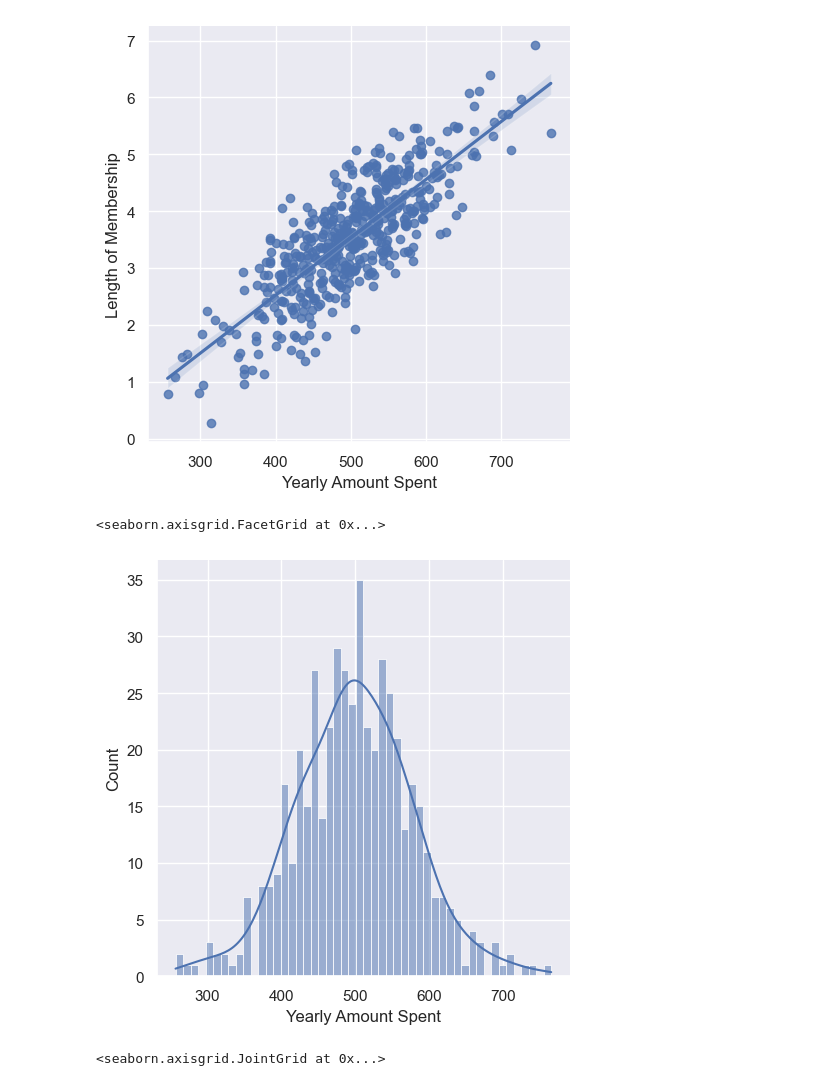
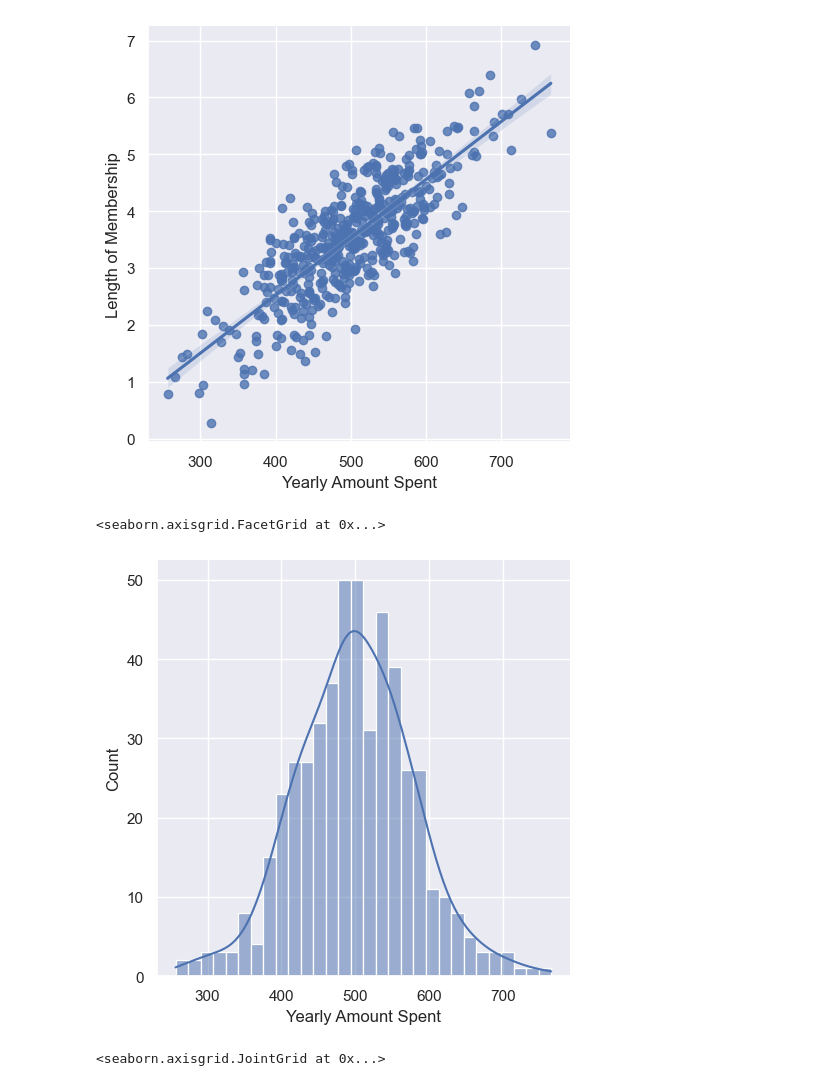
Before and after one commit to ahmedyar7/Machine-Learning-Projects, a Jupyter notebook: Ecommerce-Company/main.ipynb, the cells around one changed output. Cells and saved outputs as stored; diff of their text form; code cells hidden in the pictures.

```diff
--- a/Ecommerce-Company/main.ipynb
+++ b/Ecommerce-Company/main.ipynb
@@ -72,13 +72,13 @@ sns.lmplot(
 # %%
 sns.displot(
     data=data_df,
     x="Yearly Amount Spent",
     kde=True,
-    bins=50,
+    bins=30,
 )
 # %% [output]
 <seaborn.axisgrid.FacetGrid at 0x...>
-[figure, old version]
+[figure, new version]
 # %%
 sns.jointplot(
     data=data_df,
```
Also changed, not shown: parts of 17 cells of this notebook.
